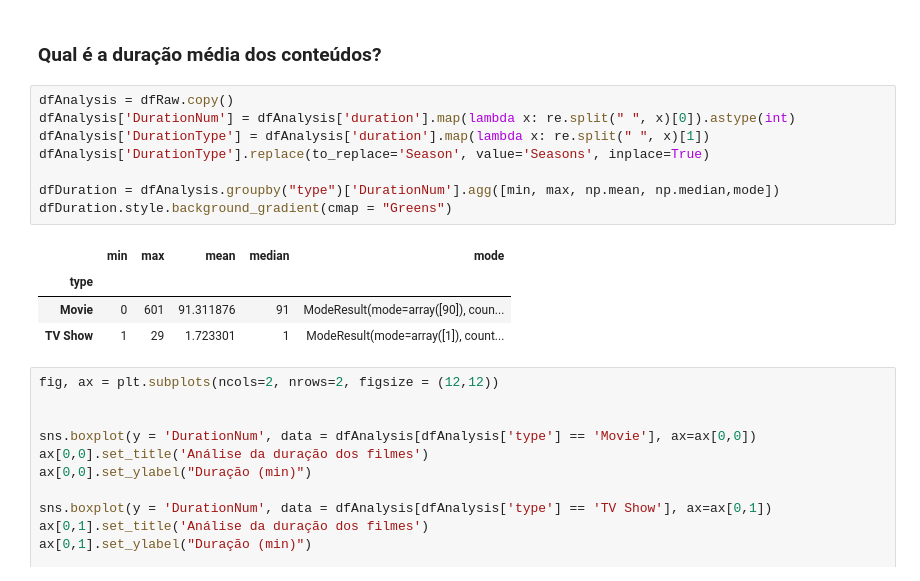
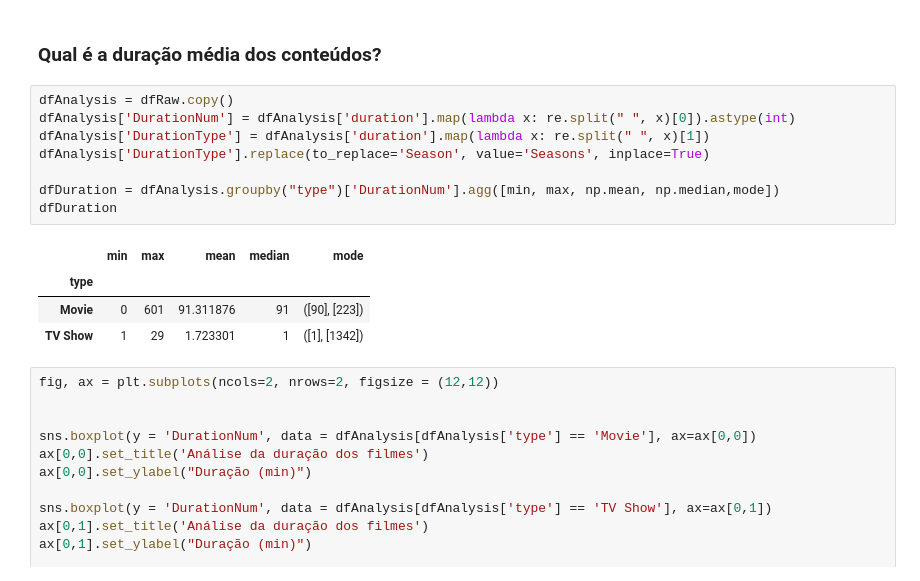
Before and after one commit to RodrigoSoares256/ExplanatoryAnalysis, a Jupyter notebook: AmazonCatalog.ipynb, the cells around one changed output. Cells and saved outputs as stored; diff of their text form.

```diff
--- a/AmazonCatalog.ipynb
+++ b/AmazonCatalog.ipynb
@@ -107,16 +107,16 @@ plt.title("Número de trabalhos por diretor");
 # %%
 dfAnalysis = dfRaw.copy()
 dfAnalysis['DurationNum'] = dfAnalysis['duration'].map(lambda x: re.split(" ", x)[0]).astype(int)
 dfAnalysis['DurationType'] = dfAnalysis['duration'].map(lambda x: re.split(" ", x)[1])
 dfAnalysis['DurationType'].replace(to_replace='Season', value='Seasons', inplace=True)
 
 dfDuration = dfAnalysis.groupby("type")['DurationNum'].agg([min, max, np.mean, np.median,mode])
-dfDuration.style.background_gradient(cmap = "Greens")
+dfDuration
 # %% [output]
 |  | min | max | mean | median | mode |
 | type |  |  |  |  |  |
-| Movie | 0 | 601 | 91.311876 | 91 | ModeResult(mode=array([90]), coun... |
-| TV Show | 1 | 29 | 1.723301 | 1 | ModeResult(mode=array([1]), count... |
+| Movie | 0 | 601 | 91.311876 | 91 | ([90], [223]) |
+| TV Show | 1 | 29 | 1.723301 | 1 | ([1], [1342]) |
 # %%
 fig, ax = plt.subplots(ncols=2, nrows=2, figsize = (12,12))
 
```
Also changed, not shown: parts of 12 cells of this notebook.
